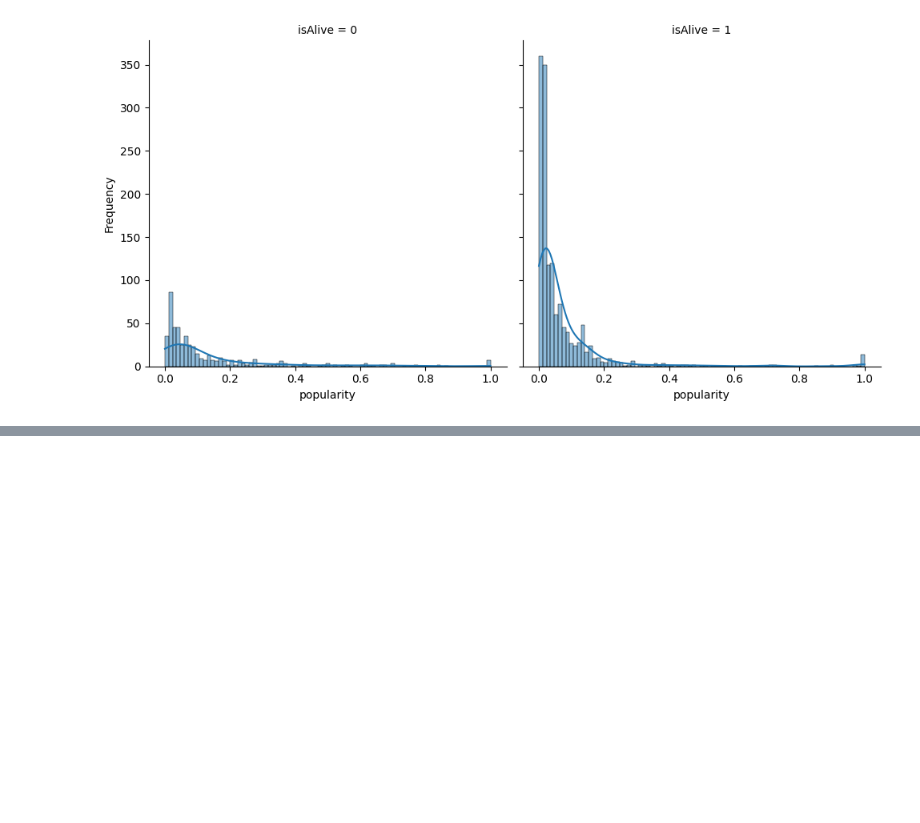
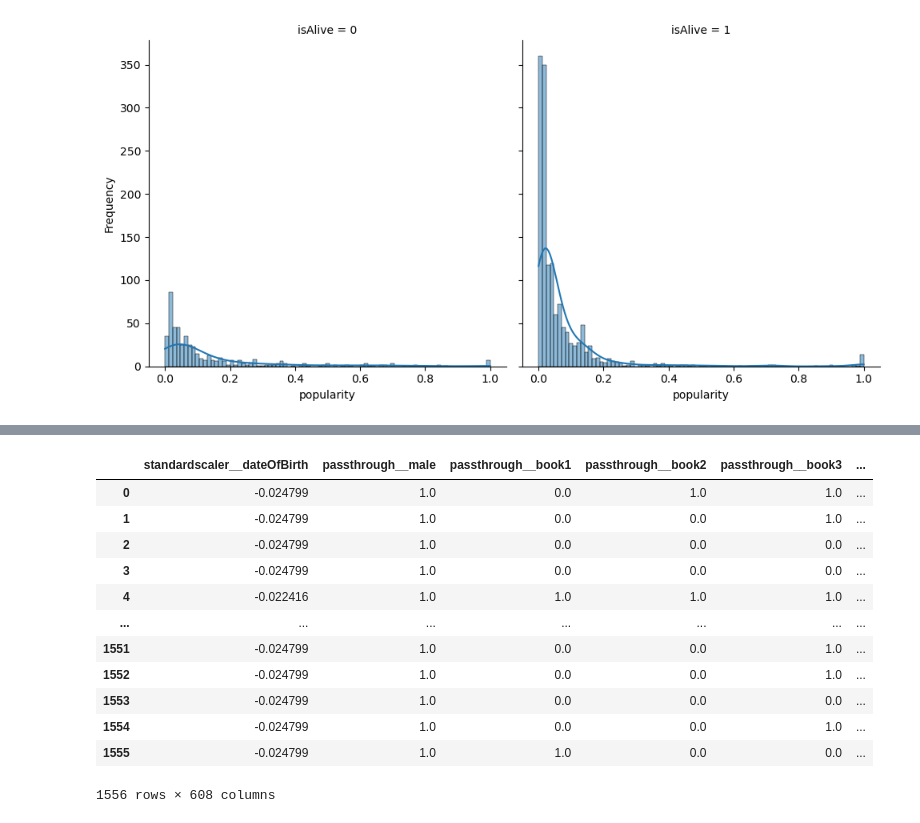
Before and after one commit to sifanzzz/GoT-fatality-prediction, a Jupyter notebook: analysis.ipynb, the cells around one changed output, grey strips where cells are left out. Drawn from its saved outputs; the diff is of its cells as text; code cells hidden in the pictures; blank space fills up the shorter version.

```diff
--- a/analysis.ipynb
+++ b/analysis.ipynb
@@ -211,0 +254,40 @@ for column in X.drop('isAlive', axis=1).select_dtypes(['int','float']):
+# %%
+X_train, X_test, y_train, y_test = train_test_split(X, y, test_size=0.20, random_state=123)
+# %%
+numeric_features = [
+    "dateOfBirth"
+]
+categorical_features = [
+    "title",
+    "culture",
+    "house"
+]
+passthrough_features = [
+    'male',
+    'book1',
+    'book2',
+    'book3',
+    'book4',
+    'book5',
+    'isMarried',
+    'isNoble',
+    'numDeadRelations',
+    'boolDeadRelations',
+    'isPopular',
+    'popularity'
+]
+target = "isAlive"
+
+# Create the column transformer
+numeric_transformer = StandardScaler()
+categorical_transformer =  OneHotEncoder(handle_unknown="ignore", sparse_output=False, drop='if_binary')
+#binary_transformer = OneHotEncoder(sparse_output=False, dtype = int)
+
+preprocessor = make_column_transformer(
+    (numeric_transformer, numeric_features),
+    ("passthrough", passthrough_features),
+    (categorical_transformer, categorical_features),
+)
+
+# Show the preprocessor
+preprocessor
@@ -211,0 +307,19 @@ for column in X.drop('isAlive', axis=1).select_dtypes(['int','float']):
+# %%
+X_train_enc_raw = preprocessor.fit_transform(X_train)
+feature_names = preprocessor.get_feature_names_out()
+X_train_enc = pd.DataFrame(X_train_enc_raw, columns=feature_names)
+X_train_enc
+# %% [output]
+|  | standardscaler__dateOfBirth | passthrough__male | passthrough__book1 | passthrough__book2 | passthrough__book3 | ... |
+| 0 | -0.024799 | 1.0 | 0.0 | 1.0 | 1.0 | ... |
+| 1 | -0.024799 | 1.0 | 0.0 | 0.0 | 1.0 | ... |
+| 2 | -0.024799 | 1.0 | 0.0 | 0.0 | 0.0 | ... |
+| 3 | -0.024799 | 1.0 | 0.0 | 0.0 | 0.0 | ... |
+| 4 | -0.022416 | 1.0 | 1.0 | 1.0 | 1.0 | ... |
+| ... | ... | ... | ... | ... | ... | ... |
+| 1551 | -0.024799 | 1.0 | 0.0 | 0.0 | 1.0 | ... |
+| 1552 | -0.024799 | 1.0 | 0.0 | 0.0 | 1.0 | ... |
+| 1553 | -0.024799 | 1.0 | 0.0 | 0.0 | 0.0 | ... |
+| 1554 | -0.024799 | 1.0 | 0.0 | 0.0 | 1.0 | ... |
+| 1555 | -0.024799 | 1.0 | 1.0 | 0.0 | 0.0 | ... |
+1556 rows × 608 columns
```
Also changed, not shown: parts of 20 cells of this notebook.
